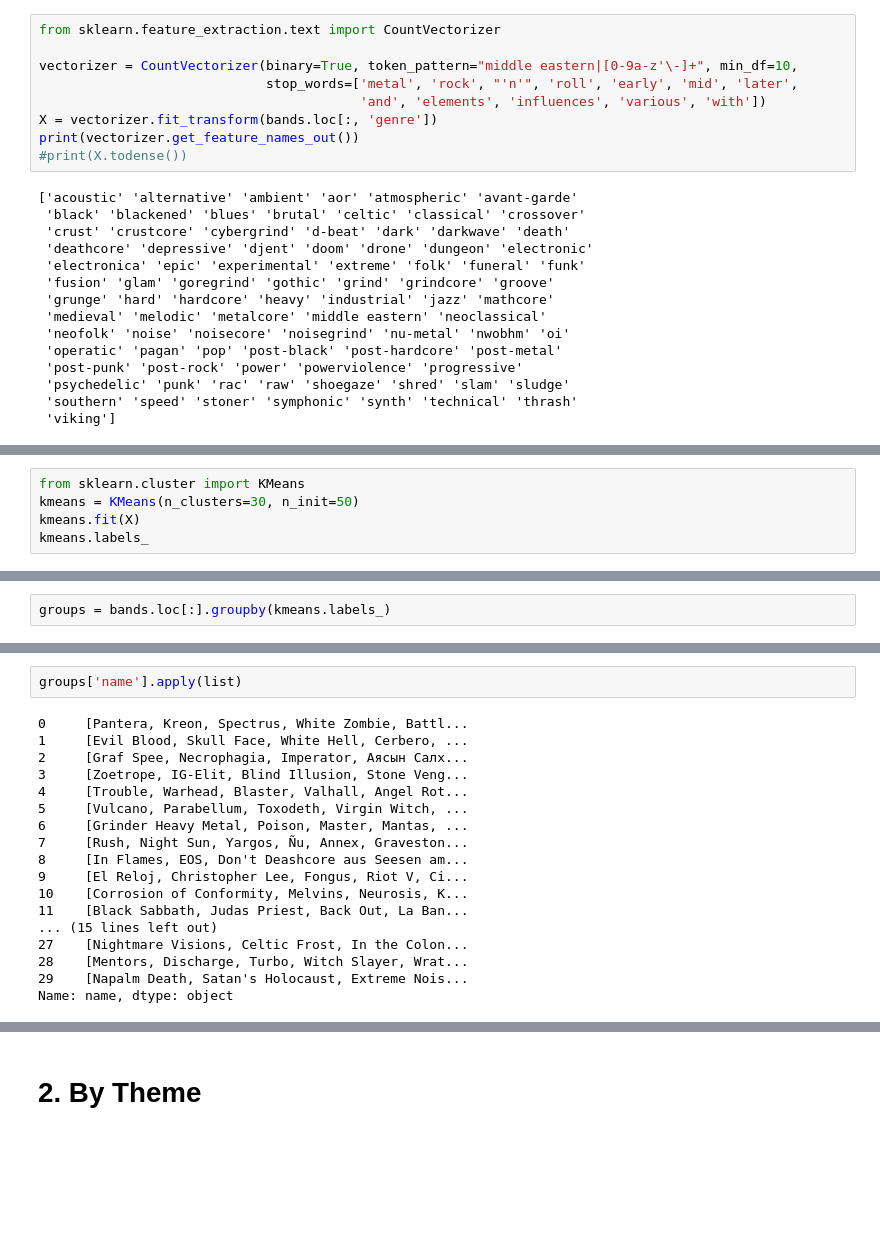
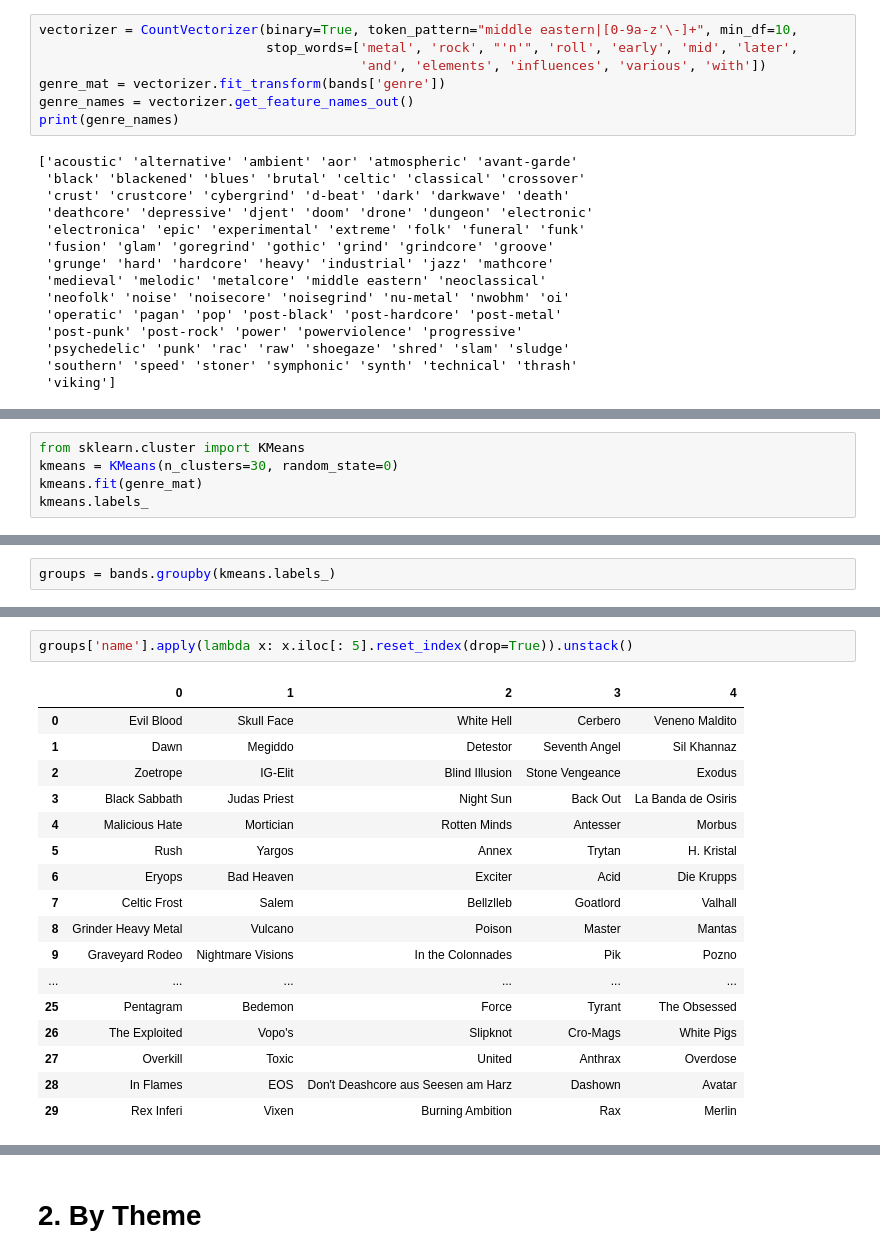
Before and after one commit to theta-lin/stats_102_final, a Jupyter notebook: bands_clustering.ipynb, the cells around one changed output, grey strips where cells are left out. Saved outputs shown, nothing was run; the diff lists cells and outputs as text; blank space fills up the shorter version.

```diff
--- a/bands_clustering.ipynb
+++ b/bands_clustering.ipynb
@@ -35,12 +48,10 @@ bands[bands['genre'].str.lower().str.contains('eastern')].head()
 # %%
-from sklearn.feature_extraction.text import CountVectorizer
-
 vectorizer = CountVectorizer(binary=True, token_pattern="middle eastern|[0-9a-z'\-]+", min_df=10,
                              stop_words=['metal', 'rock', "'n'", 'roll', 'early', 'mid', 'later',
                                          'and', 'elements', 'influences', 'various', 'with'])
-X = vectorizer.fit_transform(bands.loc[:, 'genre'])
-print(vectorizer.get_feature_names_out())
-#print(X.todense())
+genre_mat = vectorizer.fit_transform(bands['genre'])
+genre_names = vectorizer.get_feature_names_out()
+print(genre_names)
 # %% [output]
 ['acoustic' 'alternative' 'ambient' 'aor' 'atmospheric' 'avant-garde'
  'black' 'blackened' 'blues' 'brutal' 'celtic' 'classical' 'crossover'
@@ -59,6 +80,6 @@ print(vectorizer.get_feature_names_out())
 # %%
 from sklearn.cluster import KMeans
-kmeans = KMeans(n_clusters=30, n_init=50)
-kmeans.fit(X)
+kmeans = KMeans(n_clusters=30, random_state=0)
+kmeans.fit(genre_mat)
 kmeans.labels_
 # %% [output]
@@ -66,5 +87,5 @@ array([13, 13, 13, ..., 18,  7, 10], dtype=int32)
 # %%
-groups = bands.loc[:].groupby(kmeans.labels_)
+groups = bands.groupby(kmeans.labels_)
 # %%
 groups.size()
 # %% [output]
@@ -87,24 +108,24 @@ groups.size()
 dtype: int64
 # %%
-groups['name'].apply(list)
+groups['name'].apply(lambda x: x.iloc[: 5].reset_index(drop=True)).unstack()
 # %% [output]
-0     [Pantera, Kreon, Spectrus, White Zombie, Battl...
-1     [Evil Blood, Skull Face, White Hell, Cerbero, ...
-2     [Graf Spee, Necrophagia, Imperator, Аясын Салх...
-3     [Zoetrope, IG-Elit, Blind Illusion, Stone Veng...
-4     [Trouble, Warhead, Blaster, Valhall, Angel Rot...
-5     [Vulcano, Parabellum, Toxodeth, Virgin Witch, ...
-6     [Grinder Heavy Metal, Poison, Master, Mantas, ...
-7     [Rush, Night Sun, Yargos, Ñu, Annex, Graveston...
-8     [In Flames, EOS, Don't Deashcore aus Seesen am...
-9     [El Reloj, Christopher Lee, Fongus, Riot V, Ci...
-10    [Corrosion of Conformity, Melvins, Neurosis, K...
-11    [Black Sabbath, Judas Priest, Back Out, La Ban...
-... (15 lines left out)
-27    [Nightmare Visions, Celtic Frost, In the Colon...
-28    [Mentors, Discharge, Turbo, Witch Slayer, Wrat...
-29    [Napalm Death, Satan's Holocaust, Extreme Nois...
-Name: name, dtype: object
+|  | 0 | 1 | 2 | 3 | 4 |
+| 0 | Evil Blood | Skull Face | White Hell | Cerbero | Veneno Maldito |
+| 1 | Dawn | Megiddo | Detestor | Seventh Angel | Sil Khannaz |
+| 2 | Zoetrope | IG-Elit | Blind Illusion | Stone Vengeance | Exodus |
+| 3 | Black Sabbath | Judas Priest | Night Sun | Back Out | La Banda de Osiris |
+| 4 | Malicious Hate | Mortician | Rotten Minds | Antesser | Morbus |
+| 5 | Rush | Yargos | Annex | Trytan | H. Kristal |
+| 6 | Eryops | Bad Heaven | Exciter | Acid | Die Krupps |
+| 7 | Celtic Frost | Salem | Bellzlleb | Goatlord | Valhall |
+| 8 | Grinder Heavy Metal | Vulcano | Poison | Master | Mantas |
+| 9 | Graveyard Rodeo | Nightmare Visions | In the Colonnades | Pik | Pozno |
+| ... | ... | ... | ... | ... | ... |
+| 25 | Pentagram | Bedemon | Force | Tyrant | The Obsessed |
+| 26 | The Exploited | Vopo's | Slipknot | Cro-Mags | White Pigs |
+| 27 | Overkill | Toxic | United | Anthrax | Overdose |
+| 28 | In Flames | EOS | Don't Deashcore aus Seesen am Harz | Dashown | Avatar |
+| 29 | Rex Inferi | Vixen | Burning Ambition | Rax | Merlin |
 # %%
 kmeans.cluster_centers_
 # %% [output]
```
Also changed, not shown: parts of 32 cells of this notebook.
